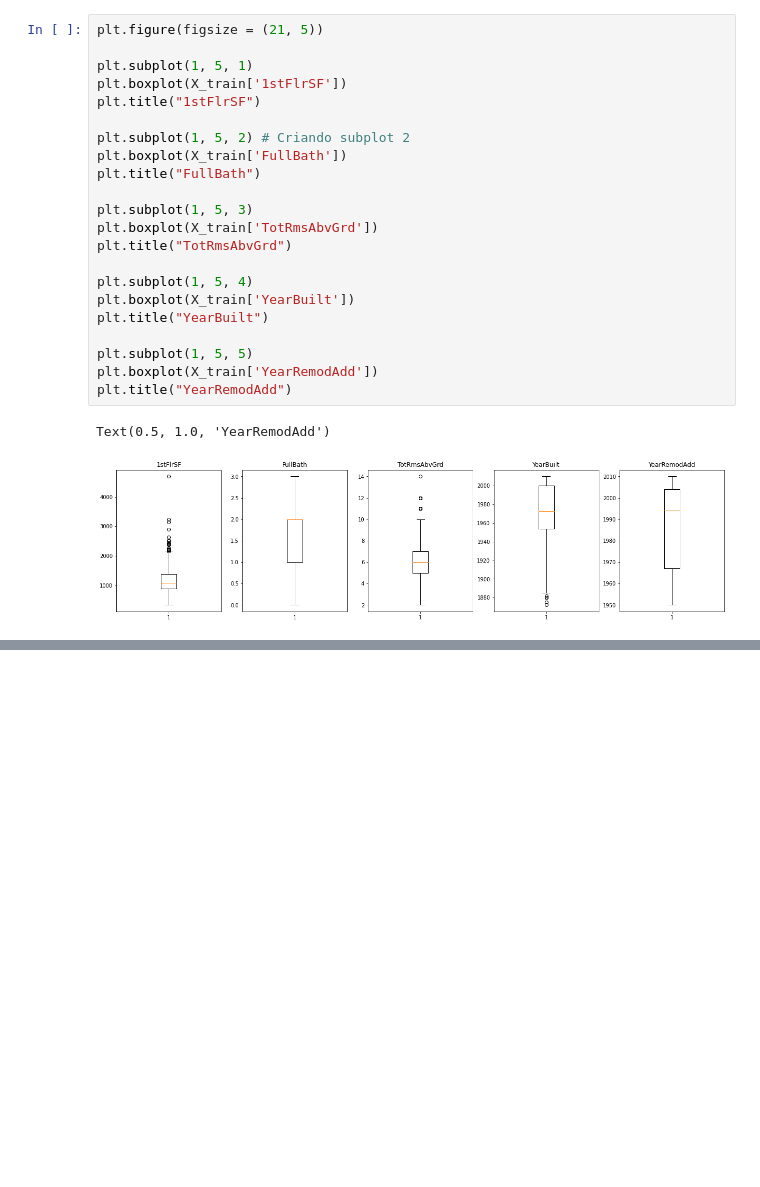
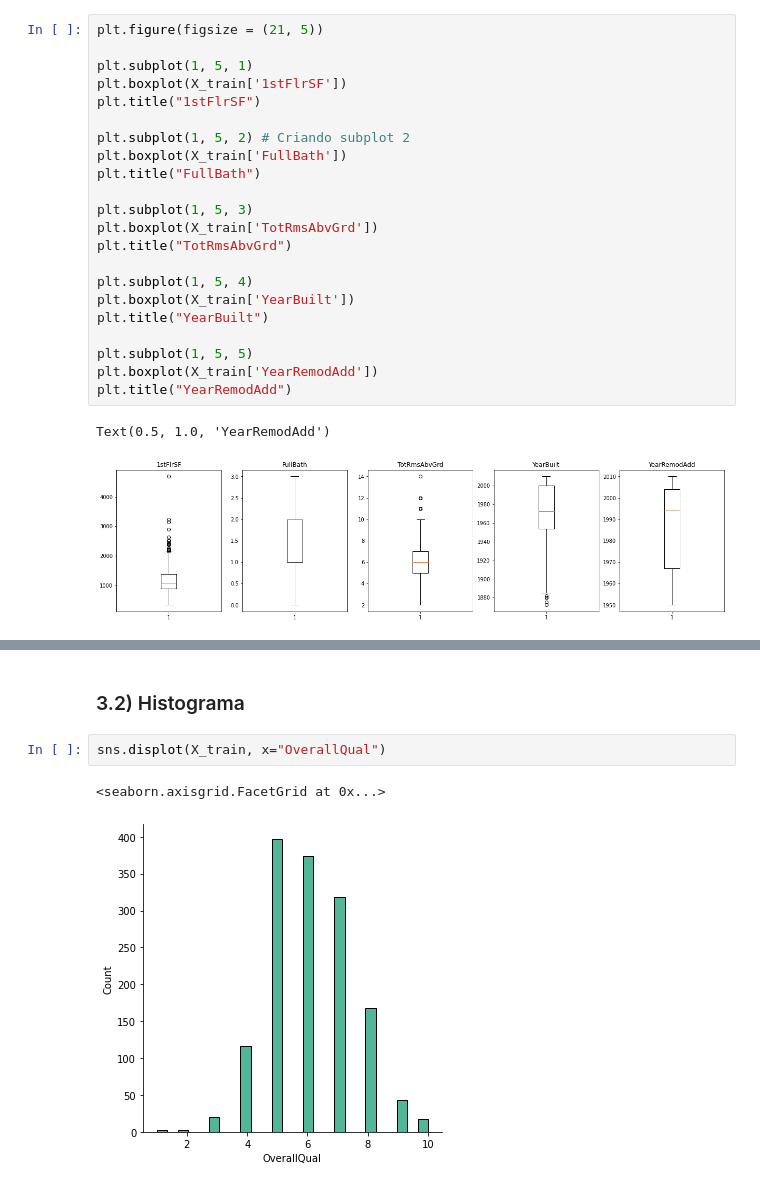
Before and after one commit to withoutCoffee/House_Prices, a Jupyter notebook: Projeto_ICD.ipynb, the cells around one changed output, grey strips where cells are left out. Drawn from its saved outputs; the diff is of its cells as text; blank space fills up the shorter version.

```diff
--- a/Projeto_ICD.ipynb
+++ b/Projeto_ICD.ipynb
@@ -172,0 +209,7 @@ X_train['SalePrice'].plot.box()
+# %% [markdown]
+### 3.2) Histograma
+# %%
+sns.displot(X_train, x="OverallQual")
+# %% [output]
+<seaborn.axisgrid.FacetGrid at 0x...>
+[figure, added]
```
Also changed, not shown: parts of 9 cells of this notebook.
